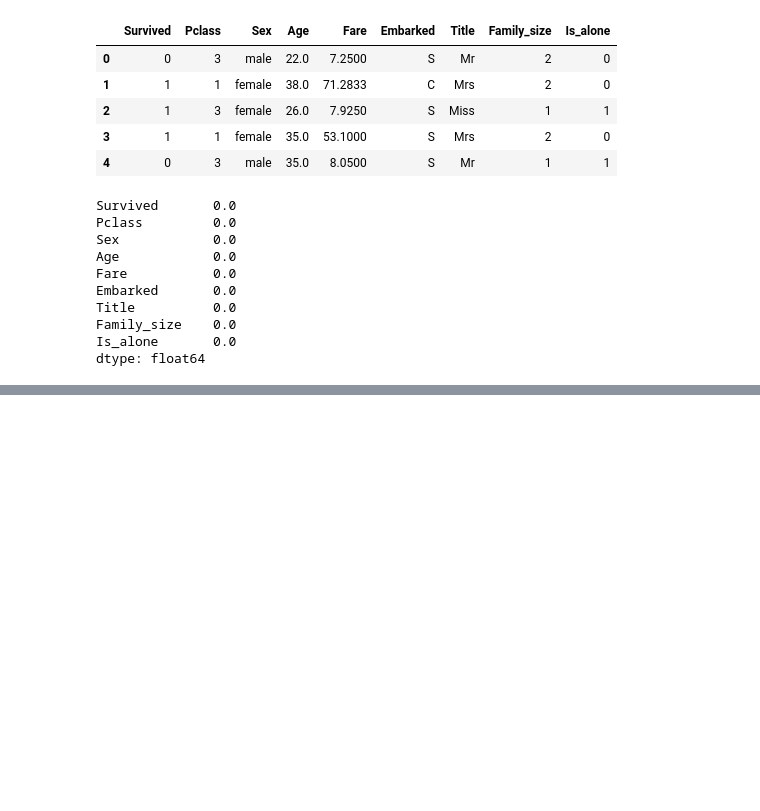
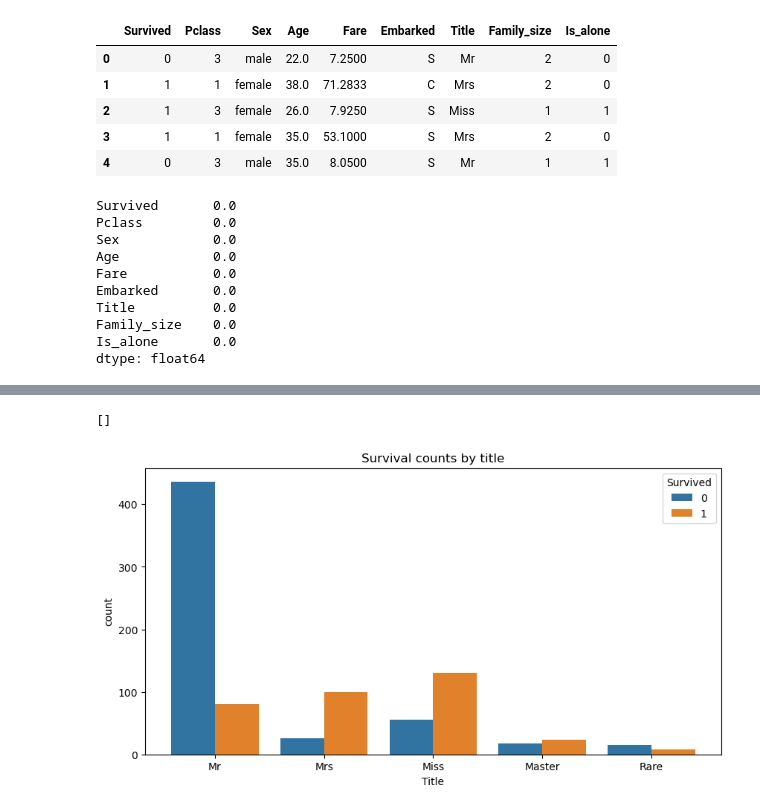
Before and after one commit to SahilInstinct/ML-learnings, a Jupyter notebook: Tinatic_preprocessing.ipynb, the cells around one changed output, grey strips where cells are left out. Drawn from its saved outputs; the diff is of its cells as text; code cells hidden in the pictures; blank space fills up the shorter version.

```diff
--- a/Tinatic_preprocessing.ipynb
+++ b/Tinatic_preprocessing.ipynb
@@ -201,0 +212,8 @@ dtype: float64
+# %%
+plt.figure(figsize=(10,5))
+sns.countplot(x=df['Title'], hue=df['Survived'])
+plt.title("Survival counts by title")
+plt.plot()
+# %% [output]
+[]
+[figure, added]
```
Also changed, not shown: parts of 6 cells of this notebook.
